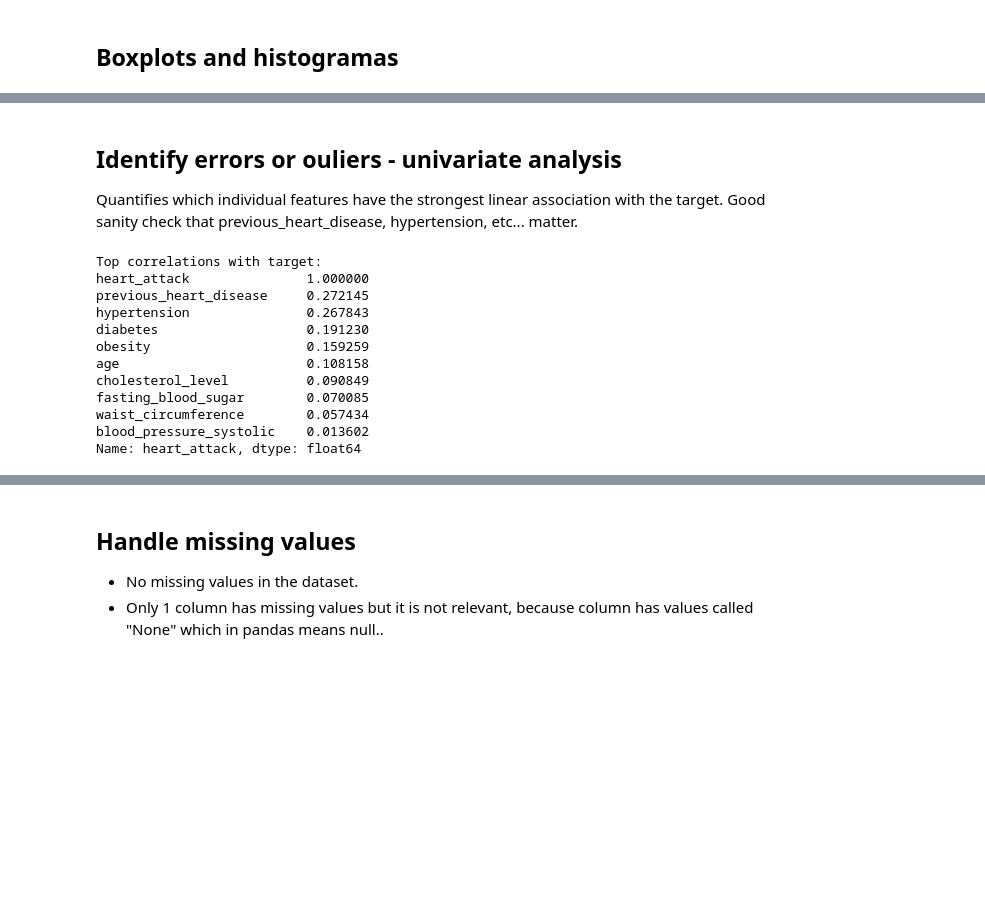
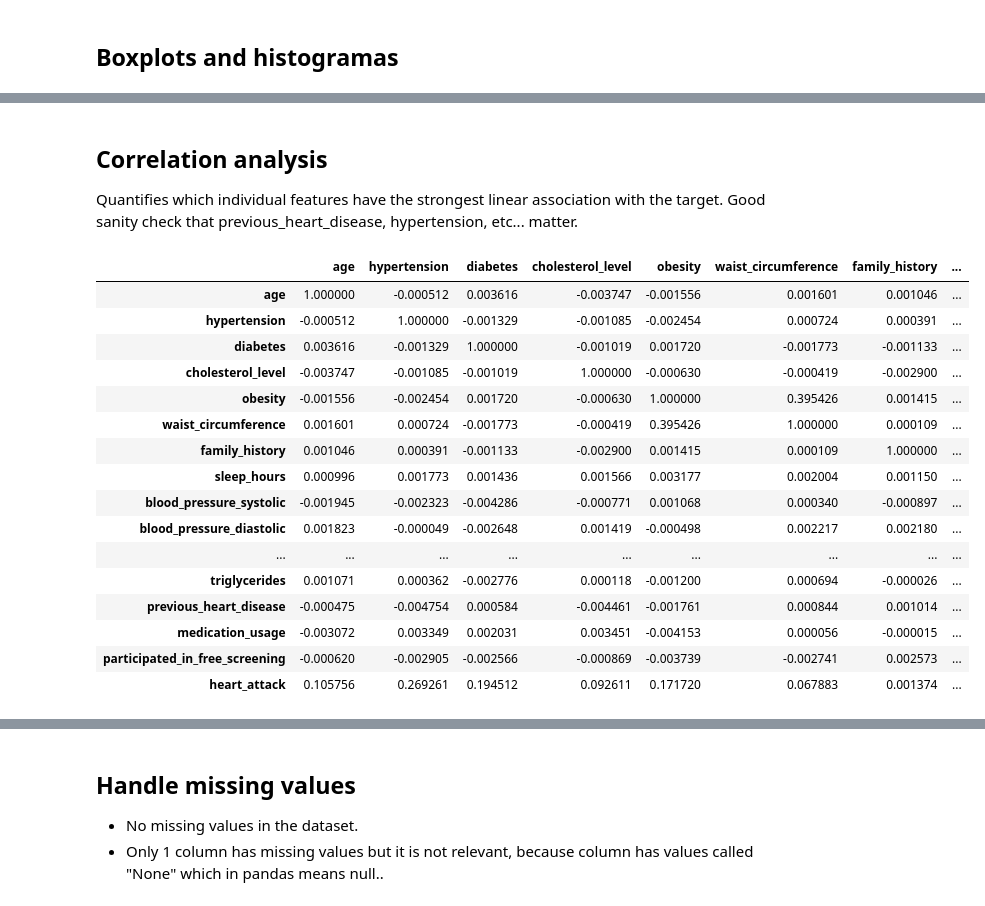
Before and after one commit to alexlafuente/heart_attack_prediction_md, a Jupyter notebook: preprocessing.ipynb, the cells around one changed output, grey strips where cells are left out. Saved outputs shown, nothing was run; the diff lists cells and outputs as text; code cells hidden in the pictures; blank space fills up the shorter version.

```diff
--- a/preprocessing.ipynb
+++ b/preprocessing.ipynb
@@ -110,22 +110,25 @@ List of column names: ['age', 'gender', 'region', 'income_level', 'hypertension'
 ... (25 outputs left out)
 # %% [markdown]
-## Identify errors or ouliers - univariate analysis
+## Correlation analysis
 
 Quantifies which individual features have the strongest linear association with the target. Good sanity check that previous_heart_disease, hypertension, etc... matter.
 # %%
-corr = df.corr(method="pearson", numeric_only=True)
-print("Top correlations with target:")
-print(corr[TARGET].abs().sort_values(ascending=False).head(10))
+data.corr(method = "pearson", numeric_only=True)
 # %% [output]
-Top correlations with target:
-heart_attack               1.000000
-previous_heart_disease     0.272145
-hypertension               0.267843
-diabetes                   0.191230
-obesity                    0.159259
-age                        0.108158
-cholesterol_level          0.090849
-fasting_blood_sugar        0.070085
-waist_circumference        0.057434
-blood_pressure_systolic    0.013602
-Name: heart_attack, dtype: float64
+|  | age | hypertension | diabetes | cholesterol_level | obesity | waist_circumference | family_history | ... |
+| age | 1.000000 | -0.000512 | 0.003616 | -0.003747 | -0.001556 | 0.001601 | 0.001046 | ... |
+| hypertension | -0.000512 | 1.000000 | -0.001329 | -0.001085 | -0.002454 | 0.000724 | 0.000391 | ... |
+| diabetes | 0.003616 | -0.001329 | 1.000000 | -0.001019 | 0.001720 | -0.001773 | -0.001133 | ... |
+| cholesterol_level | -0.003747 | -0.001085 | -0.001019 | 1.000000 | -0.000630 | -0.000419 | -0.002900 | ... |
+| obesity | -0.001556 | -0.002454 | 0.001720 | -0.000630 | 1.000000 | 0.395426 | 0.001415 | ... |
+| waist_circumference | 0.001601 | 0.000724 | -0.001773 | -0.000419 | 0.395426 | 1.000000 | 0.000109 | ... |
+| family_history | 0.001046 | 0.000391 | -0.001133 | -0.002900 | 0.001415 | 0.000109 | 1.000000 | ... |
+| sleep_hours | 0.000996 | 0.001773 | 0.001436 | 0.001566 | 0.003177 | 0.002004 | 0.001150 | ... |
+| blood_pressure_systolic | -0.001945 | -0.002323 | -0.004286 | -0.000771 | 0.001068 | 0.000340 | -0.000897 | ... |
+| blood_pressure_diastolic | 0.001823 | -0.000049 | -0.002648 | 0.001419 | -0.000498 | 0.002217 | 0.002180 | ... |
+| ... | ... | ... | ... | ... | ... | ... | ... | ... |
+| triglycerides | 0.001071 | 0.000362 | -0.002776 | 0.000118 | -0.001200 | 0.000694 | -0.000026 | ... |
+| previous_heart_disease | -0.000475 | -0.004754 | 0.000584 | -0.004461 | -0.001761 | 0.000844 | 0.001014 | ... |
+| medication_usage | -0.003072 | 0.003349 | 0.002031 | 0.003451 | -0.004153 | 0.000056 | -0.000015 | ... |
+| participated_in_free_screening | -0.000620 | -0.002905 | -0.002566 | -0.000869 | -0.003739 | -0.002741 | 0.002573 | ... |
+| heart_attack | 0.105756 | 0.269261 | 0.194512 | 0.092611 | 0.171720 | 0.067883 | 0.001374 | ... |
```
Also changed, not shown: parts of 10 cells of this notebook, 3 other files.
